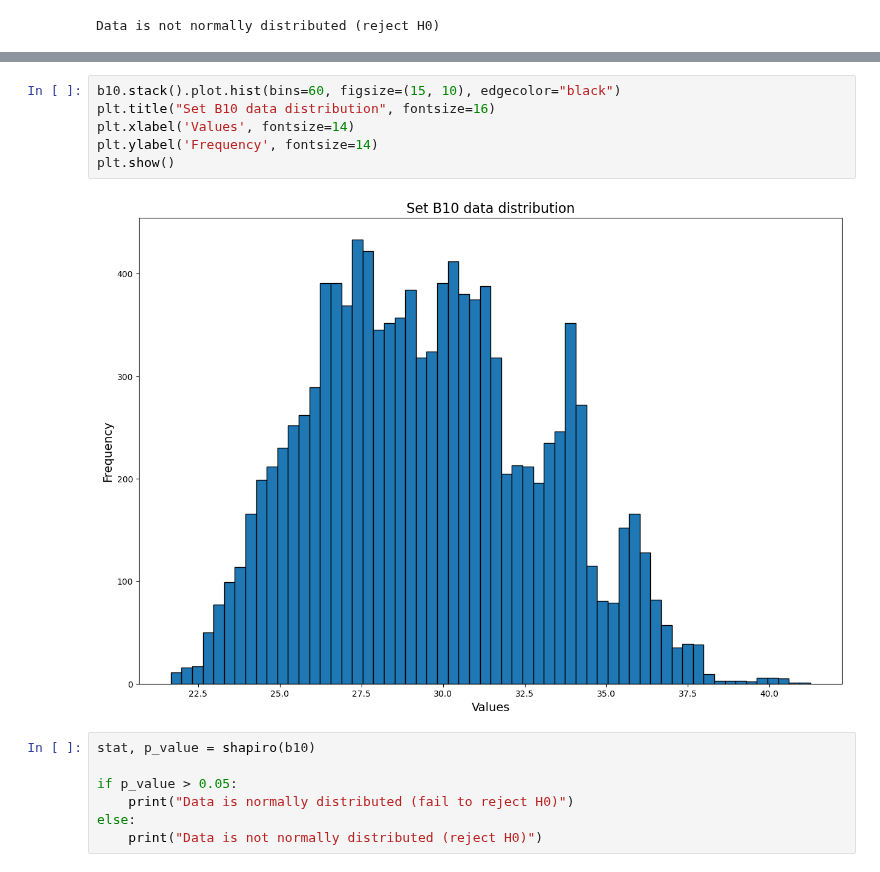
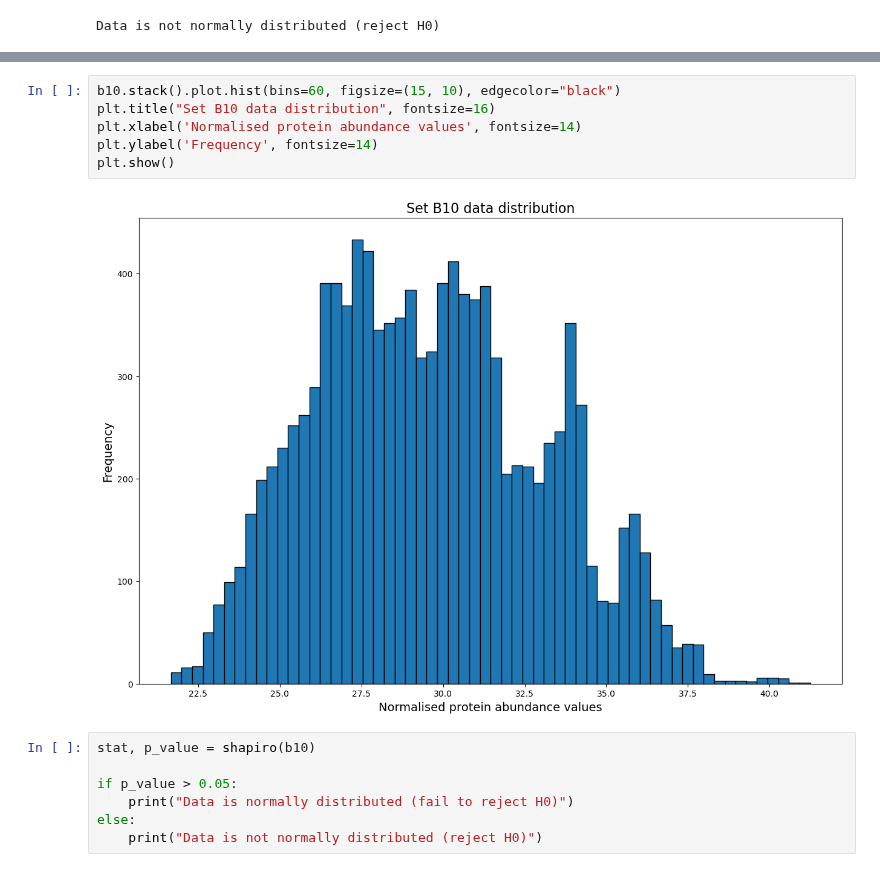
Before and after one commit to YoanaBobeva/PhD-Scripts, a Jupyter notebook: Distribution all datasets.ipynb, the cells around one changed output, grey strips where cells are left out. Drawn from its saved outputs; the diff is of its cells as text.

```diff
--- a/Distribution all datasets.ipynb
+++ b/Distribution all datasets.ipynb
@@ -263,11 +311,11 @@ See Full Dataframe in Mito
 # %%
 b10.stack().plot.hist(bins=60, figsize=(15, 10), edgecolor="black")
 plt.title("Set B10 data distribution", fontsize=16)
-plt.xlabel('Values', fontsize=14)
+plt.xlabel('Normalised protein abundance values', fontsize=14)
 plt.ylabel('Frequency', fontsize=14)
 plt.show()
 # %% [output]
-[figure, old version]
+[figure, new version]
 # %%
 stat, p_value = shapiro(b10)
 
```
Also changed, not shown: parts of 13 cells of this notebook.
